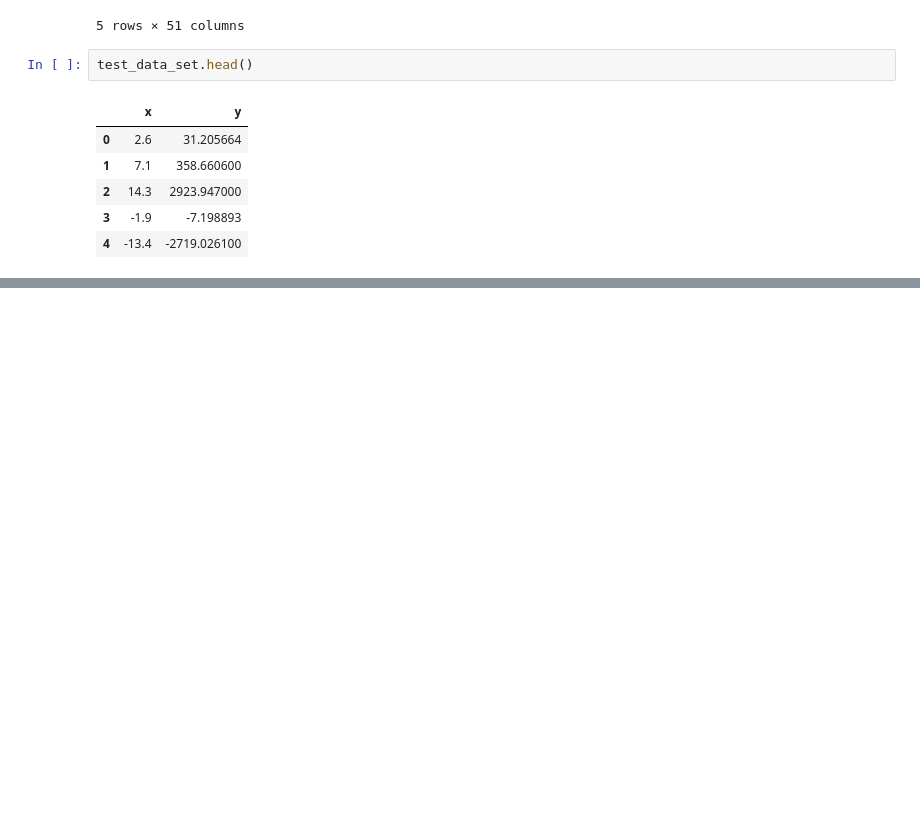
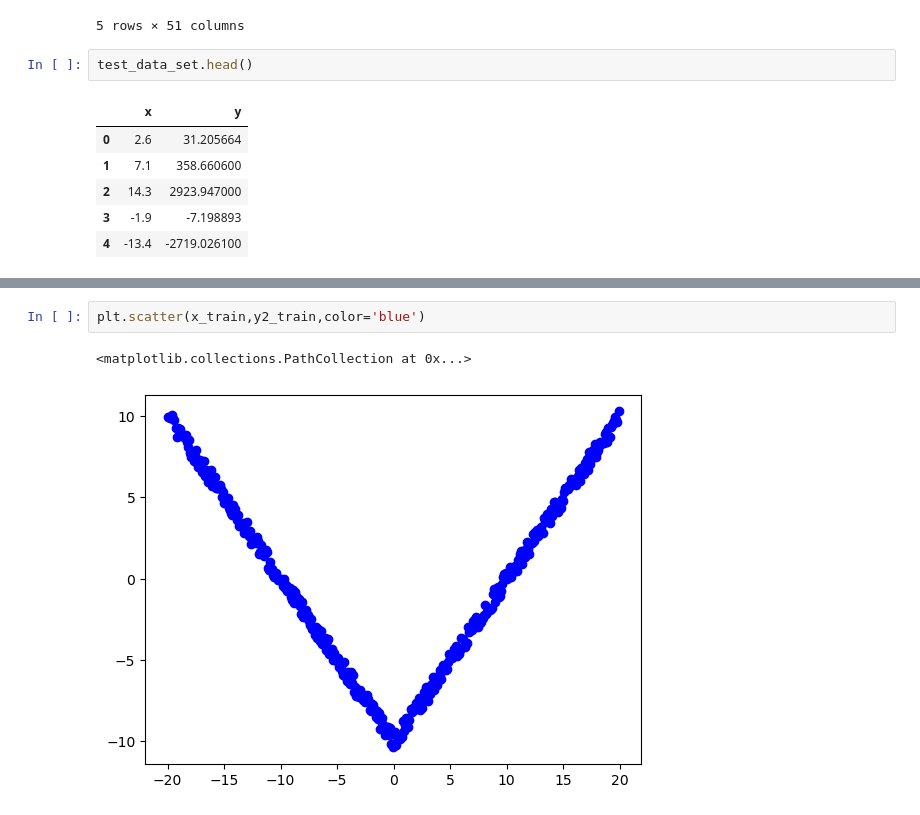
Before and after one commit to samyak9anand/Demo_assignment, a Jupyter notebook: main.ipynb, the cells around one changed output, grey strips where cells are left out. Cells and saved outputs as stored; diff of their text form; blank space fills up the shorter version.

```diff
--- a/main.ipynb
+++ b/main.ipynb
@@ -48,0 +65,5 @@ test_data_set.head()
+# %%
+plt.scatter(x_train,y2_train,color='blue')
+# %% [output]
+<matplotlib.collections.PathCollection at 0x...>
+[figure, added]
```
Also changed, not shown: parts of 7 cells of this notebook.
